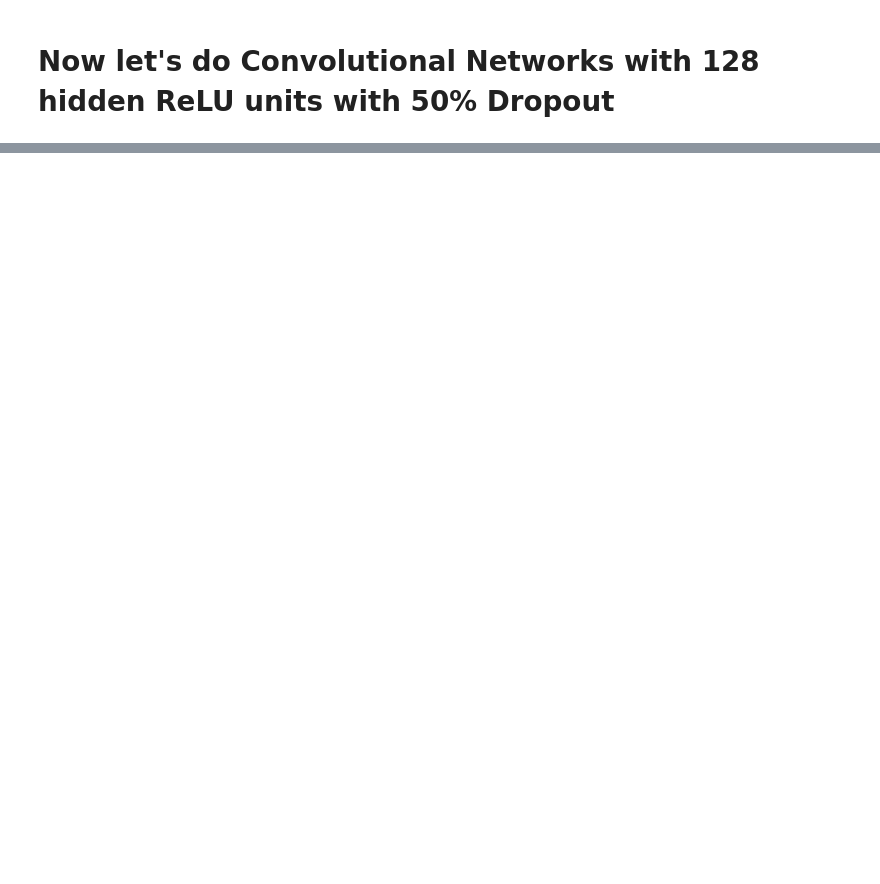
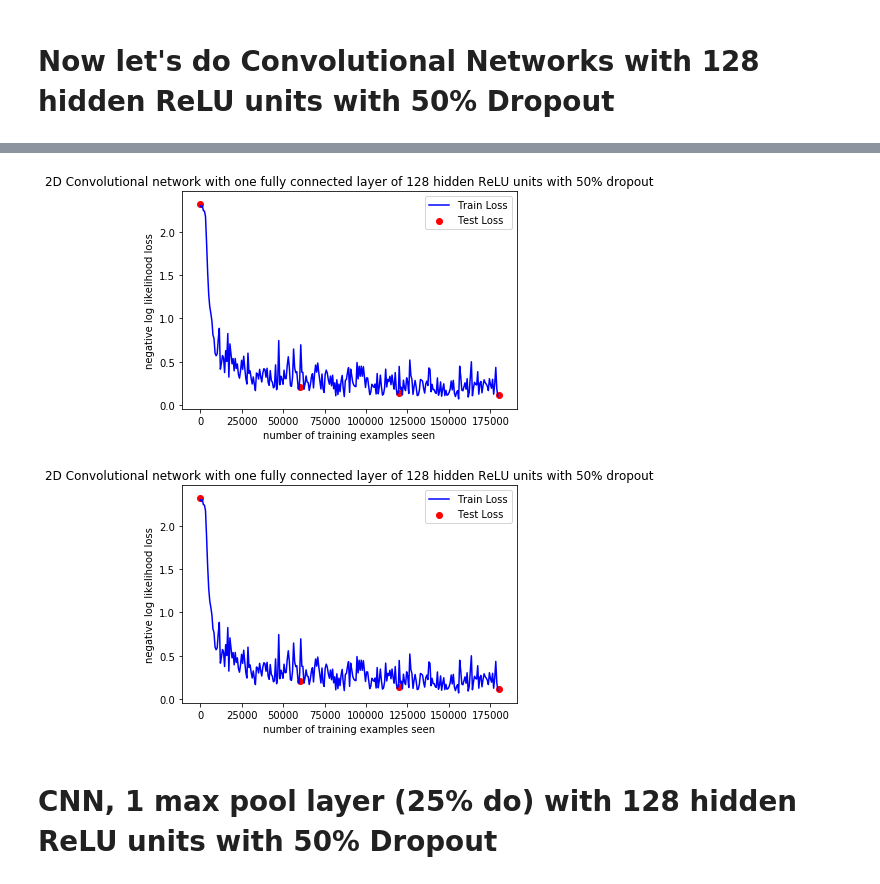
Before and after one commit to stevenwalton/572-Machine_Learning, a Jupyter notebook: Assignment4/HW4-ExtraCredit.ipynb, the cells around one changed output, grey strips where cells are left out. Cells and saved outputs as stored; diff of their text form; code cells hidden in the pictures; blank space fills up the shorter version.

```diff
--- a/Assignment4/HW4-ExtraCredit.ipynb
+++ b/Assignment4/HW4-ExtraCredit.ipynb
@@ -481,0 +553,22 @@ fig
+# %%
+try:
+    assert(len(train_counter) == len(train_losses)),"Training counter and losses are not the same size"
+except AssertionError:
+    print("Length Training Counter:",len(train_counter),"\nLength Training Losses:",len(train_losses))
+try:
+    assert(len(test_counter) == len(test_losses)),"Testing counter and losses are not the same size"
+except AssertionError:
+    print("Length Testing Counter:",len(test_counter),"\nLength Testing Losses:",len(test_losses))
+fig = plt.figure()
+plt.plot(train_counter, train_losses, color='blue')
+plt.scatter(test_counter, test_losses, color='red')
+plt.legend(['Train Loss', 'Test Loss'], loc='upper right')
+plt.title('2D Convolutional network with one fully connected layer of 128 hidden ReLU units with 50% dropout')
+plt.xlabel('number of training examples seen')
+plt.ylabel('negative log likelihood loss')
+fig
+# %% [output]
+[figure, added]
+[figure, added]
+# %% [markdown]
+# CNN, 1 max pool layer (25% do) with 128 hidden ReLU units with 50% Dropout
```
Also changed, not shown: parts of 31 cells of this notebook, 1 other file.
